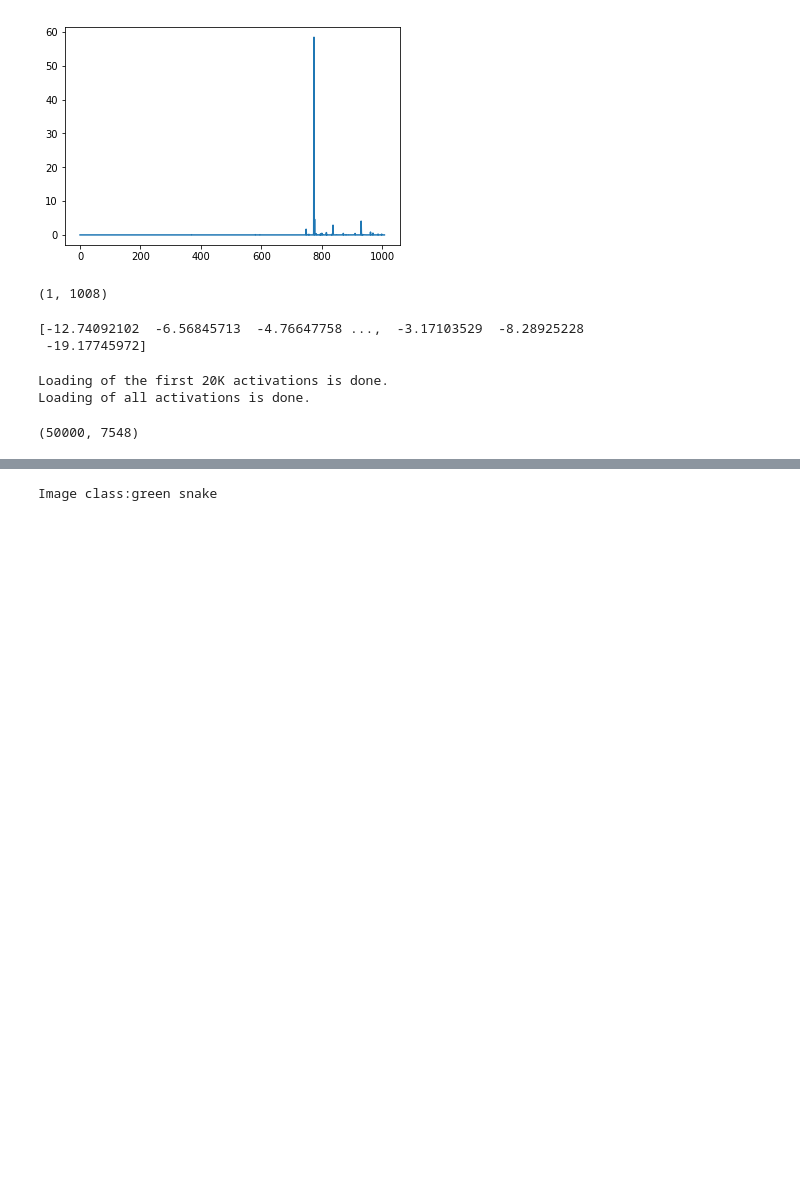
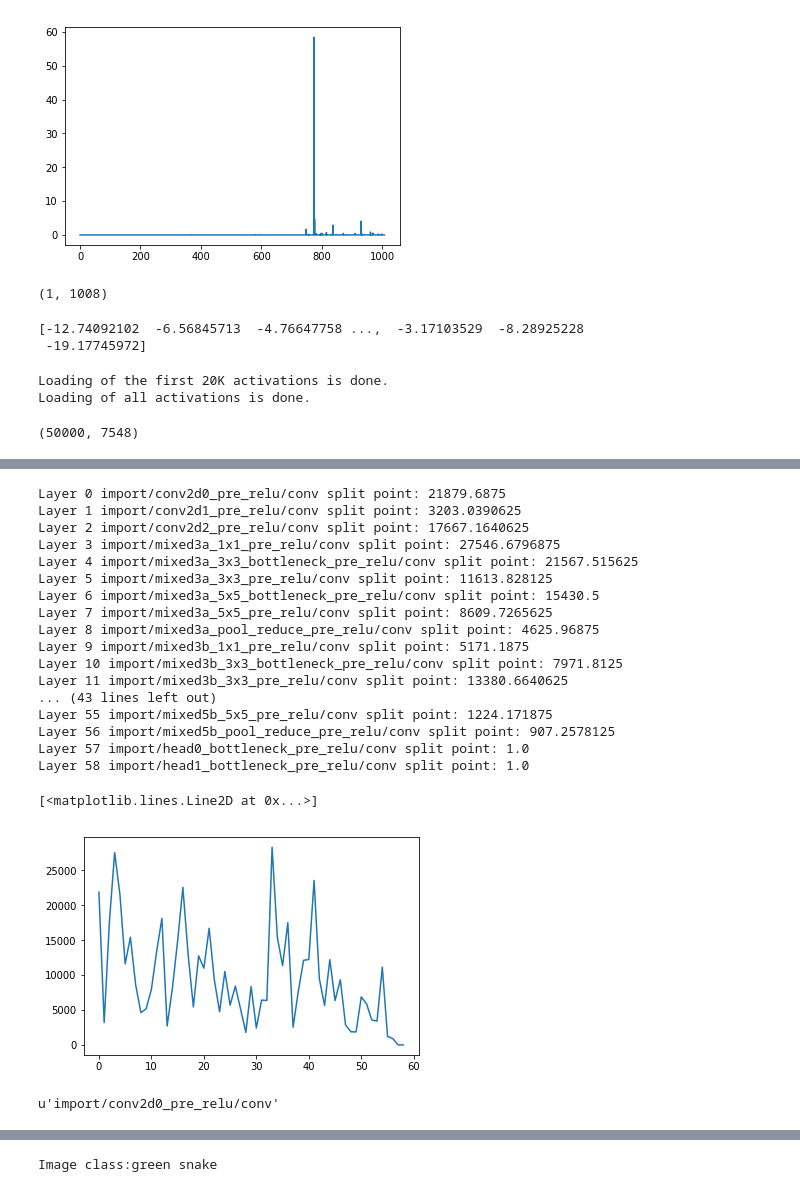
Before and after one commit to micsodaki/NeuralNet-Hierarchy, a Jupyter notebook: ChannelActivation.ipynb, the cells around one changed output, grey strips where cells are left out. Saved outputs shown, nothing was run; the diff lists cells and outputs as text; code cells hidden in the pictures; blank space fills up the shorter version.

```diff
--- a/ChannelActivation.ipynb
+++ b/ChannelActivation.ipynb
@@ -333,0 +519,29 @@ hist
+# %%
+#GET X% OF THE MAXIMUM ACTIVATIONS OF A CHANNEL
+import matplotlib.pyplot as plt
+
+nbr_classes = 1000
+activationPercentThr = 0.9
+
+topActivationsOfChannels = []
+splitPoints = np.zeros((all_activation.shape[1]))
+
+for channelNbr in range(0,all_activation.shape[1]):
+
+    channelActivations = all_activation[:,channelNbr]
+    maxActivations = np.sort(channelActivations)[::-1]
+    maxActivationsIndexes = np.argsort(channelActivations)
+
+    maxActivations[np.where(maxActivations<0)] = 0
+
+    splitPoint = 1
+    while np.sum(maxActivations[:splitPoint])/np.sum(maxActivations)<activationPercentThr:
+        splitPoint += 1
+
+    print("Splitpoint: " + str(splitPoint))
+    splitPoints[channelNbr] = splitPoint
+
+    maxActivationClasses = grountTruth[maxActivationsIndexes[:splitPoint]]
+
+    classActivations,bins = np.histogram(maxActivationClasses,bins=nbr_classes)
+    print("Channel number: " + str(channelNbr) + " Max activation class: " + str(max(classActivations)))
@@ -333,0 +583,36 @@ hist
+# %%
+#SPLIT POINTS IN LAYERS
+splitPoints_layers = np.zeros(len(layers))
+
+channelIdx = 0
+for layerIndx in range(0,len(layers)):
+    nbrOfChannels = int(layers[idx].shape[3])
+    splitPoints_layers[layerIndx] = np.average(splitPoints[channelIdx:(channelIdx+nbrOfChannels)])
+    channelIdx +=nbrOfChannels
+    print("Layer " + str(layerIndx) + " " + layer_names[layerIndx] + " split point: " + str(splitPoints_layers[layerIndx]))
+
+plt.plot(splitPoints_layers)
+# %% [output]
+Layer 0 import/conv2d0_pre_relu/conv split point: 21879.6875
+Layer 1 import/conv2d1_pre_relu/conv split point: 3203.0390625
+Layer 2 import/conv2d2_pre_relu/conv split point: 17667.1640625
+Layer 3 import/mixed3a_1x1_pre_relu/conv split point: 27546.6796875
+Layer 4 import/mixed3a_3x3_bottleneck_pre_relu/conv split point: 21567.515625
+Layer 5 import/mixed3a_3x3_pre_relu/conv split point: 11613.828125
+Layer 6 import/mixed3a_5x5_bottleneck_pre_relu/conv split point: 15430.5
+Layer 7 import/mixed3a_5x5_pre_relu/conv split point: 8609.7265625
+Layer 8 import/mixed3a_pool_reduce_pre_relu/conv split point: 4625.96875
+Layer 9 import/mixed3b_1x1_pre_relu/conv split point: 5171.1875
+Layer 10 import/mixed3b_3x3_bottleneck_pre_relu/conv split point: 7971.8125
+Layer 11 import/mixed3b_3x3_pre_relu/conv split point: 13380.6640625
+... (43 lines left out)
+Layer 55 import/mixed5b_5x5_pre_relu/conv split point: 1224.171875
+Layer 56 import/mixed5b_pool_reduce_pre_relu/conv split point: 907.2578125
+Layer 57 import/head0_bottleneck_pre_relu/conv split point: 1.0
+Layer 58 import/head1_bottleneck_pre_relu/conv split point: 1.0
+[<matplotlib.lines.Line2D at 0x...>]
+[figure, added]
+# %%
+layer_names[0]
+# %% [output]
+u'import/conv2d0_pre_relu/conv'
```
Also changed, not shown: parts of 18 cells of this notebook.
